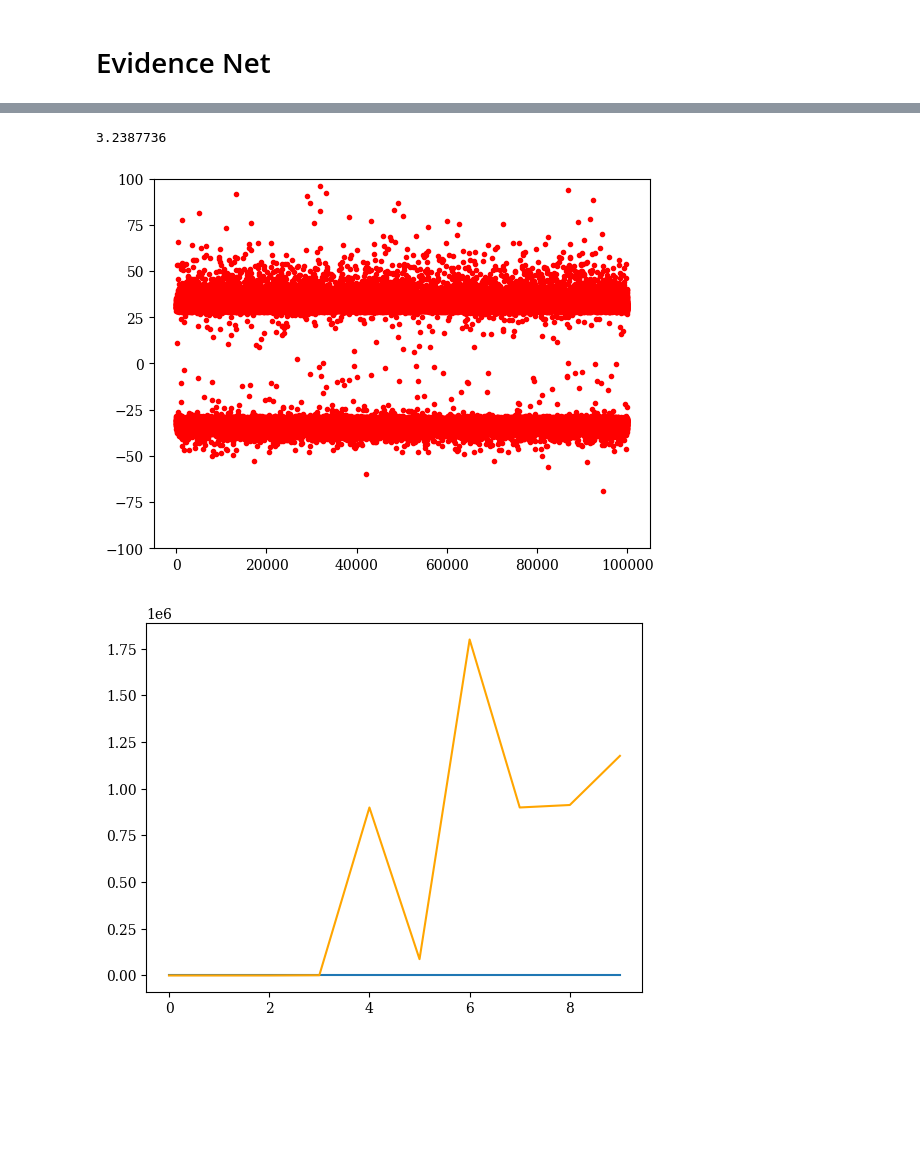
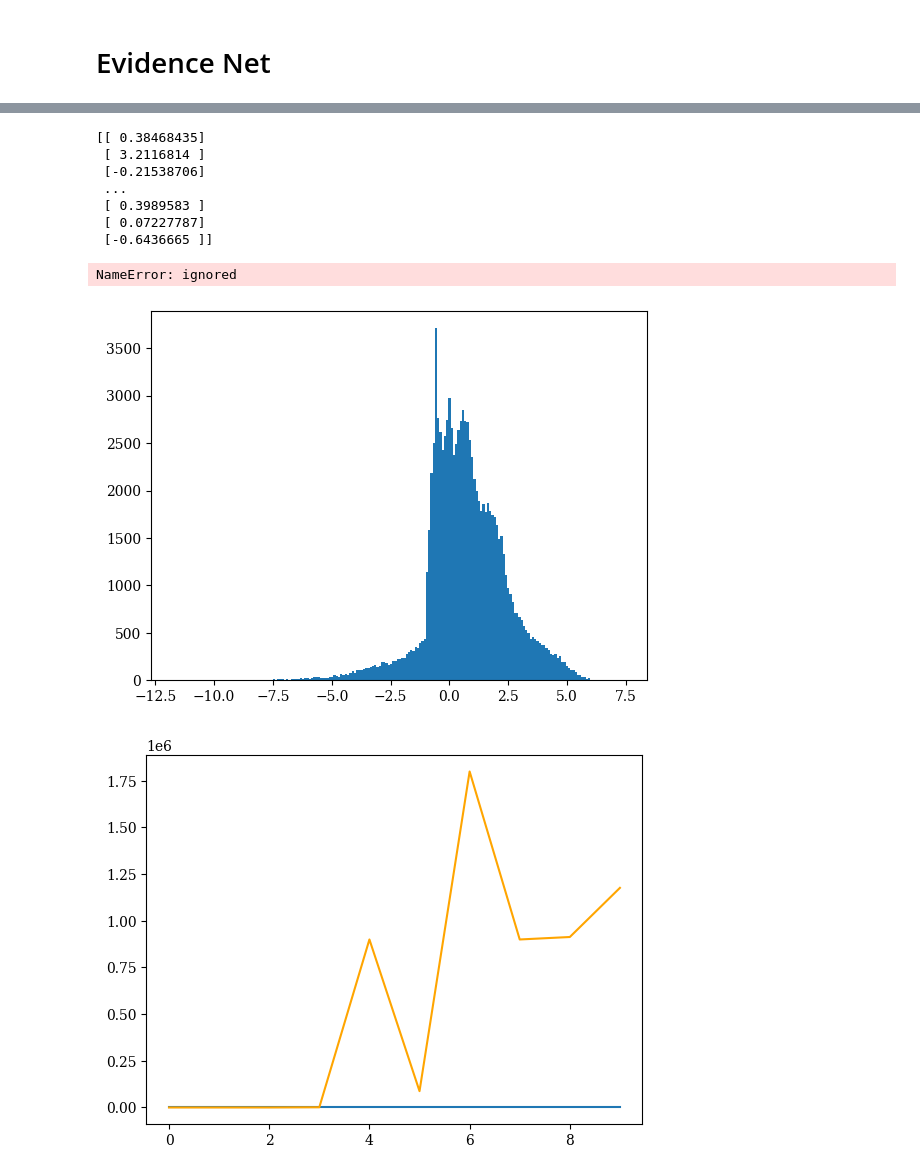
Before and after one commit to cjpdrury/evidence_networks, a Jupyter notebook: evidence_network.ipynb, the cells around one changed output, grey strips where cells are left out. Saved outputs shown, nothing was run; the diff lists cells and outputs as text; code cells hidden in the pictures; blank space fills up the shorter version.

```diff
--- a/evidence_network.ipynb
+++ b/evidence_network.ipynb
@@ -122,6 +122,7 @@ train_SIMB = np.append(train_SIMB, np.ones((len(train_SIMB[:,0]),1)) ,axis=1)
 # %%
 # combine into one dataset
 train_data = np.append(train_SIMB,train_Illu, axis=0 )
+train_data = train_data[:,[1,7,-1]]
 # print(train_Illu.shape)
 # print(train_SIMB.shape)
 print(train_data[:,:-1].shape)
@@ -149,6 +164,10 @@ x_train, x_test, y_train, y_test = train_test_split(train_data[:,:-1], train_dat
 # %%
 # normalise training data
+x_train_scaled = np.copy(x_train)
+x_train_scaled[:,0] = np.log(x_train_scaled[:,0])
+x_test_scaled = np.copy(x_test)
+x_test_scaled[:,0] = np.log(x_test_scaled[:,0])
 scaler = StandardScaler()
-scaler.fit(x_train)
-x_train_scaled = scaler.transform(x_train)
-x_test_scaled = scaler.transform(x_test)
+scaler.fit(x_train_scaled)
+x_train_scaled = scaler.transform(x_train_scaled)/20.+0.5
+x_test_scaled = scaler.transform(x_test_scaled)/20.+0.5
@@ -377,17 +409,25 @@ Epoch 10/10
 # %%
 validation_prediction = (model_instances_model[-1].predict(x_test_scaled))
 print(validation_prediction)
+# %% [output]
+[[ 0.38468435]
+ [ 3.2116814 ]
+ [-0.21538706]
+ ...
+ [ 0.3989583 ]
+ [ 0.07227787]
+ [-0.6436665 ]]
 # %%
-plt.plot(validation_prediction, 'r.')
-plt.ylim(-100,100)
+plt.hist(validation_prediction,bins=200)
+# plt.ylim(-100,100)
 
 
 validation_prediction_mean = np.mean(validation_prediction)
-log_K = np.log10(np.exp(validation_prediction_mean))
+log_K_net = np.log10(np.exp(validation_prediction_mean))
 print(log_K)
 # %% [output]
-3.2387736
+NameError: ignored
-[figure, old version]
+[figure, new version]
 # %%
 for i in range(n_models):
     _ = plt.plot(histories[i].history['loss'][:])
```
Also changed, not shown: parts of 9 cells of this notebook.
